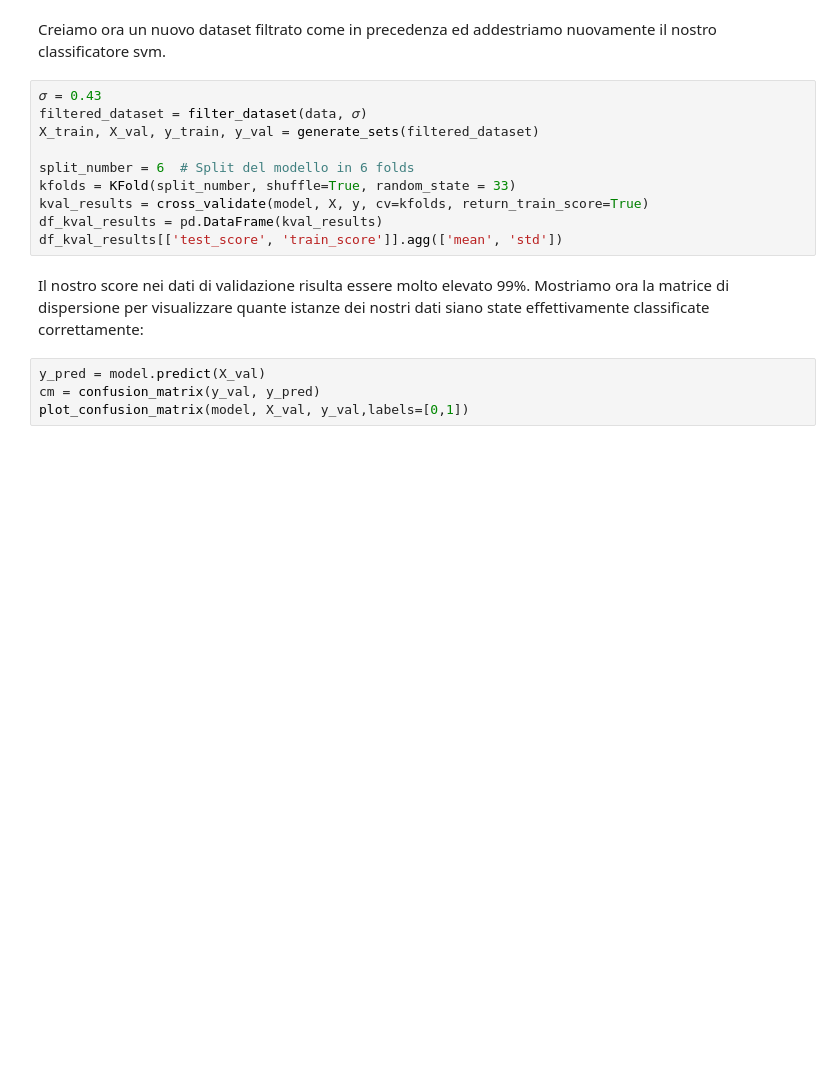
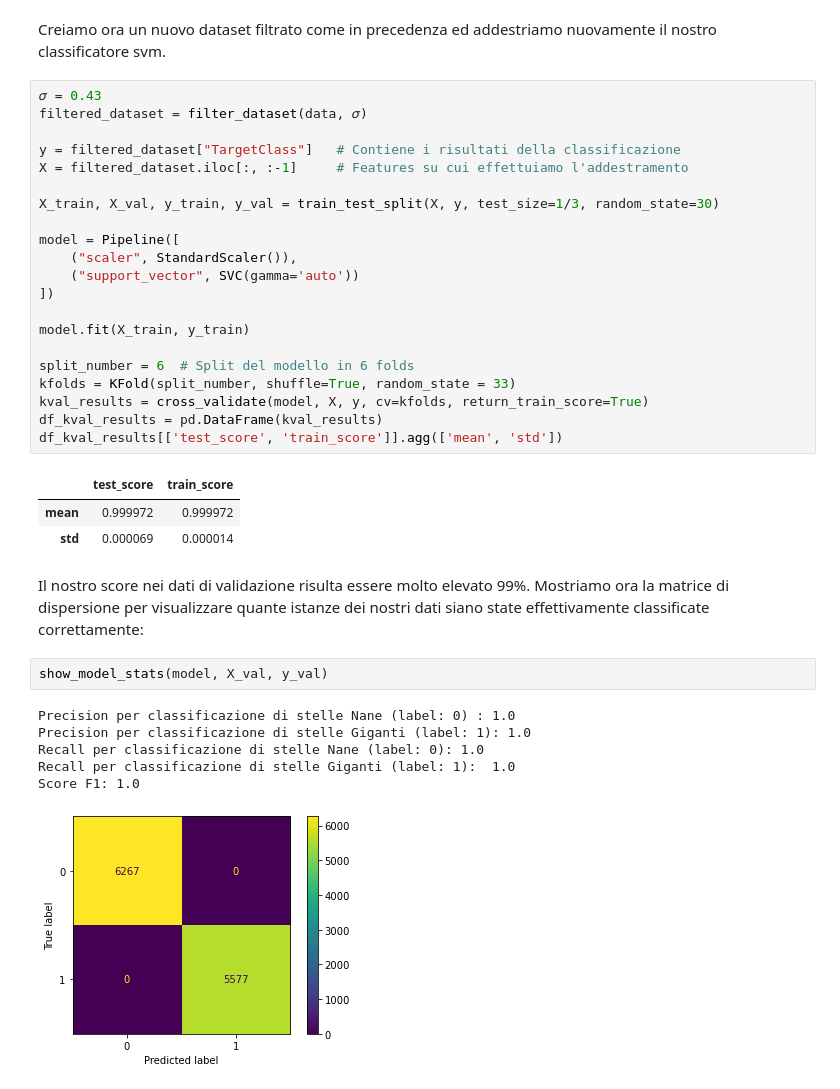
Before and after one commit to giovaz94/Progetto-DI, a Jupyter notebook: Progetto Applicazioni Data Intensive.ipynb, the cells around one changed output. Cells and saved outputs as stored; diff of their text form; blank space fills up the shorter version.

```diff
--- a/Progetto Applicazioni Data Intensive.ipynb
+++ b/Progetto Applicazioni Data Intensive.ipynb
@@ -532,17 +587,37 @@ Creiamo ora un nuovo dataset filtrato come in precedenza ed addestriamo nuovamen
 # %%
 𝜎 = 0.43
 filtered_dataset = filter_dataset(data, 𝜎)
-X_train, X_val, y_train, y_val = generate_sets(filtered_dataset)
+
+y = filtered_dataset["TargetClass"]   # Contiene i risultati della classificazione
+X = filtered_dataset.iloc[:, :-1]     # Features su cui effettuiamo l'addestramento
+
+X_train, X_val, y_train, y_val = train_test_split(X, y, test_size=1/3, random_state=30)
+
+model = Pipeline([
+    ("scaler", StandardScaler()),
+    ("support_vector", SVC(gamma='auto'))
+])
+
+model.fit(X_train, y_train)
 
 split_number = 6  # Split del modello in 6 folds
 kfolds = KFold(split_number, shuffle=True, random_state = 33)
 kval_results = cross_validate(model, X, y, cv=kfolds, return_train_score=True)
 df_kval_results = pd.DataFrame(kval_results)
 df_kval_results[['test_score', 'train_score']].agg(['mean', 'std'])
+# %% [output]
+|  | test_score | train_score |
+| mean | 0.999972 | 0.999972 |
+| std | 0.000069 | 0.000014 |
 # %% [markdown]
 Il nostro score nei dati di validazione risulta essere molto elevato 99%.
 Mostriamo ora la matrice di dispersione per visualizzare quante istanze dei nostri dati siano state effettivamente classificate correttamente:
 # %%
-y_pred = model.predict(X_val)
-cm = confusion_matrix(y_val, y_pred)
-plot_confusion_matrix(model, X_val, y_val,labels=[0,1])
+show_model_stats(model, X_val, y_val)
+# %% [output]
+Precision per classificazione di stelle Nane (label: 0) : 1.0
+Precision per classificazione di stelle Giganti (label: 1): 1.0
+Recall per classificazione di stelle Nane (label: 0): 1.0
+Recall per classificazione di stelle Giganti (label: 1):  1.0
+Score F1: 1.0
+[figure, added]
```
Also changed, not shown: parts of 27 cells of this notebook.
